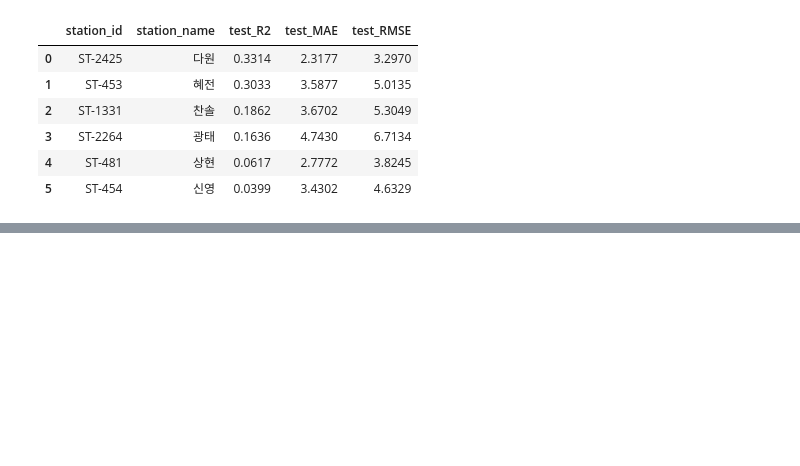
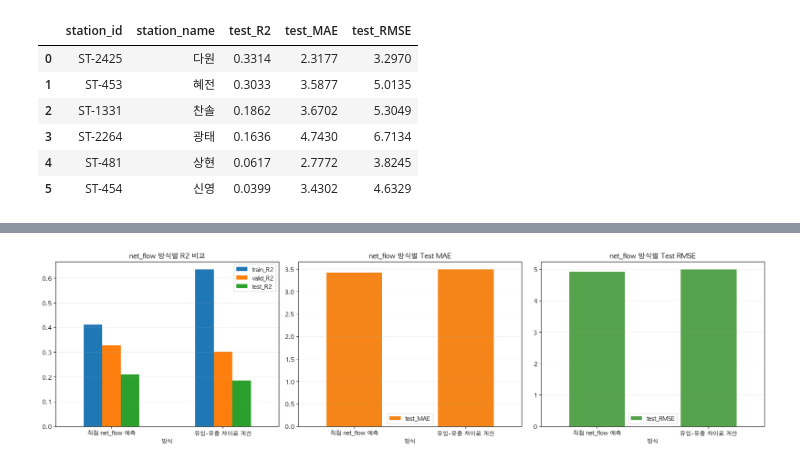
Before and after one commit to Hgracefield/EP_cycle_stations, a Jupyter notebook: Note/LSH/team_final/04_k4_select2_model_compare/all_6stations_combined_baseline.ipynb, the cells around one changed output, grey strips where cells are left out. Saved outputs shown, nothing was run; the diff lists cells and outputs as text; code cells hidden in the pictures; blank space fills up the shorter version.

```diff
--- a/Note/LSH/team_final/04_k4_select2_model_compare/all_6stations_combined_baseline.ipynb
+++ b/Note/LSH/team_final/04_k4_select2_model_compare/all_6stations_combined_baseline.ipynb
@@ -620,0 +709,82 @@ display(net_station_scores.round(4))
+# %%
+derived_net_pred_train = flow_target_artifacts['inflow']['pred_train'] - flow_target_artifacts['outflow']['pred_train']
+derived_net_pred_valid = flow_target_artifacts['inflow']['pred_valid'] - flow_target_artifacts['outflow']['pred_valid']
+derived_net_pred_test = flow_target_artifacts['inflow']['pred_test'] - flow_target_artifacts['outflow']['pred_test']
+
+net_compare_scores = pd.DataFrame([
+    {
+        '방식': '직접 net_flow 예측',
+        'train_R2': r2_score(y_train_net, net_pred_train),
+        'valid_R2': r2_score(y_valid_net, net_pred_valid),
+        'test_R2': r2_score(y_test_net, net_pred_test),
+        'train_MAE': mean_absolute_error(y_train_net, net_pred_train),
+        'valid_MAE': mean_absolute_error(y_valid_net, net_pred_valid),
+        'test_MAE': mean_absolute_error(y_test_net, net_pred_test),
+        'train_RMSE': mean_squared_error(y_train_net, net_pred_train) ** 0.5,
+        'valid_RMSE': mean_squared_error(y_valid_net, net_pred_valid) ** 0.5,
+        'test_RMSE': mean_squared_error(y_test_net, net_pred_test) ** 0.5,
+    },
+    {
+        '방식': '유입-유출 차이로 계산',
+        'train_R2': r2_score(y_train_net, derived_net_pred_train),
+        'valid_R2': r2_score(y_valid_net, derived_net_pred_valid),
+        'test_R2': r2_score(y_test_net, derived_net_pred_test),
+        'train_MAE': mean_absolute_error(y_train_net, derived_net_pred_train),
+        'valid_MAE': mean_absolute_error(y_valid_net, derived_net_pred_valid),
+        'test_MAE': mean_absolute_error(y_test_net, derived_net_pred_test),
+        'train_RMSE': mean_squared_error(y_train_net, derived_net_pred_train) ** 0.5,
+        'valid_RMSE': mean_squared_error(y_valid_net, derived_net_pred_valid) ** 0.5,
+        'test_RMSE': mean_squared_error(y_test_net, derived_net_pred_test) ** 0.5,
+    },
+])
+print('net_flow 직접 예측 vs 유입/유출 차이 비교')
+display(net_compare_scores.round(4))
+
+combined_test_net_compare = combined_test[['station_id', 'timestamp', net_target_col]].copy()
+combined_test_net_compare['pred_direct_net_flow'] = net_pred_test
+combined_test_net_compare['pred_derived_net_flow'] = derived_net_pred_test
+
+net_compare_station_rows = []
+for station_id in station_ids:
+    station_slice = combined_test_net_compare[combined_test_net_compare['station_id'] == station_id].copy()
+    net_compare_station_rows.append({
+        '방식': '직접 net_flow 예측',
+        'station_id': station_id,
+        'station_name': station_info[station_id],
+        'test_R2': r2_score(station_slice[net_target_col], station_slice['pred_direct_net_flow']),
+        'test_MAE': mean_absolute_error(station_slice[net_target_col], station_slice['pred_direct_net_flow']),
+        'test_RMSE': mean_squared_error(station_slice[net_target_col], station_slice['pred_direct_net_flow']) ** 0.5,
+    })
+    net_compare_station_rows.append({
+        '방식': '유입-유출 차이로 계산',
+        'station_id': station_id,
+        'station_name': station_info[station_id],
+        'test_R2': r2_score(station_slice[net_target_col], station_slice['pred_derived_net_flow']),
+        'test_MAE': mean_absolute_error(station_slice[net_target_col], station_slice['pred_derived_net_flow']),
+        'test_RMSE': mean_squared_error(station_slice[net_target_col], station_slice['pred_derived_net_flow']) ** 0.5,
+    })
+
+net_compare_station_scores = pd.DataFrame(net_compare_station_rows)
+print('스테이션별 net_flow 비교 점수')
+display(net_compare_station_scores.round(4))
+
+fig, axes = plt.subplots(1, 3, figsize=(18, 5))
+plot_net_compare = net_compare_scores.set_index('방식')
+plot_net_compare[['train_R2', 'valid_R2', 'test_R2']].plot(kind='bar', ax=axes[0])
+axes[0].set_title('net_flow 방식별 R2 비교')
+axes[0].grid(axis='y', alpha=0.2)
+axes[0].tick_params(axis='x', rotation=0)
+
+plot_net_compare[['test_MAE']].plot(kind='bar', ax=axes[1], color='#F58518')
+axes[1].set_title('net_flow 방식별 Test MAE')
+axes[1].grid(axis='y', alpha=0.2)
+axes[1].tick_params(axis='x', rotation=0)
+
+plot_net_compare[['test_RMSE']].plot(kind='bar', ax=axes[2], color='#54A24B')
+axes[2].set_title('net_flow 방식별 Test RMSE')
+axes[2].grid(axis='y', alpha=0.2)
+axes[2].tick_params(axis='x', rotation=0)
+
+plt.tight_layout()
+plt.show()
+# %% [output]
@@ -621,2 +809,3 @@ display(net_station_scores.round(4))
+[figure, added]
 # %% [markdown]
 ## 통합 모델 비교
```
Also changed, not shown: parts of 12 cells of this notebook, 5 other files.
